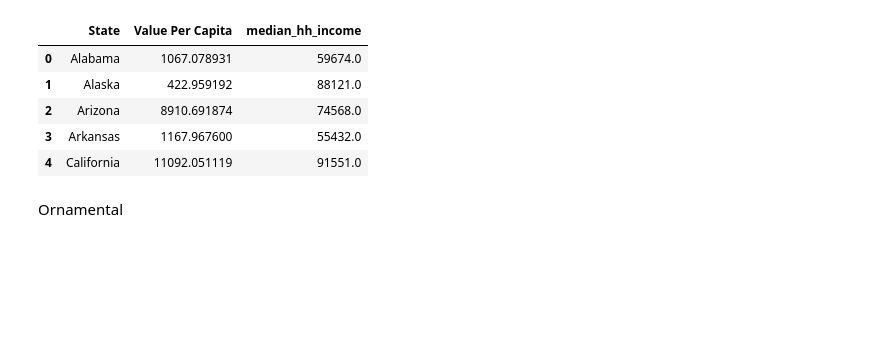
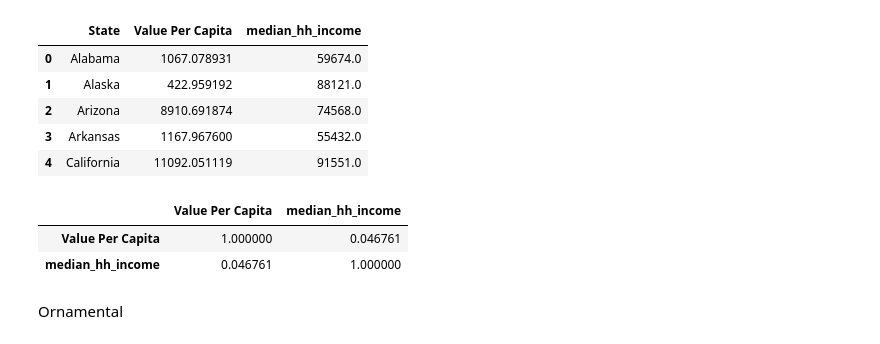
Before and after one commit to KinishaF/edible_vs_ornamental, a Jupyter notebook: Scripts/comparison_edible_ornamental.ipynb, the cells around one changed output. Saved outputs shown, nothing was run; the diff lists cells and outputs as text; code cells hidden in the pictures; blank space fills up the shorter version.

```diff
--- a/Scripts/comparison_edible_ornamental.ipynb
+++ b/Scripts/comparison_edible_ornamental.ipynb
@@ -1051,6 +1043,14 @@ income_comparison_2022.head()
 | 2 | Arizona | 8910.691874 | 74568.0 |
 | 3 | Arkansas | 1167.967600 | 55432.0 |
 | 4 | California | 11092.051119 | 91551.0 |
+# %%
+income_2022_corr = income_comparison_2022[['Value Per Capita', 'median_hh_income']]
+# %%
+income_2022_corr.corr()
+# %% [output]
+|  | Value Per Capita | median_hh_income |
+| Value Per Capita | 1.000000 | 0.046761 |
+| median_hh_income | 0.046761 | 1.000000 |
 # %% [markdown]
 Ornamental
 # %%
```
Also changed, not shown: parts of 15 cells of this notebook.
